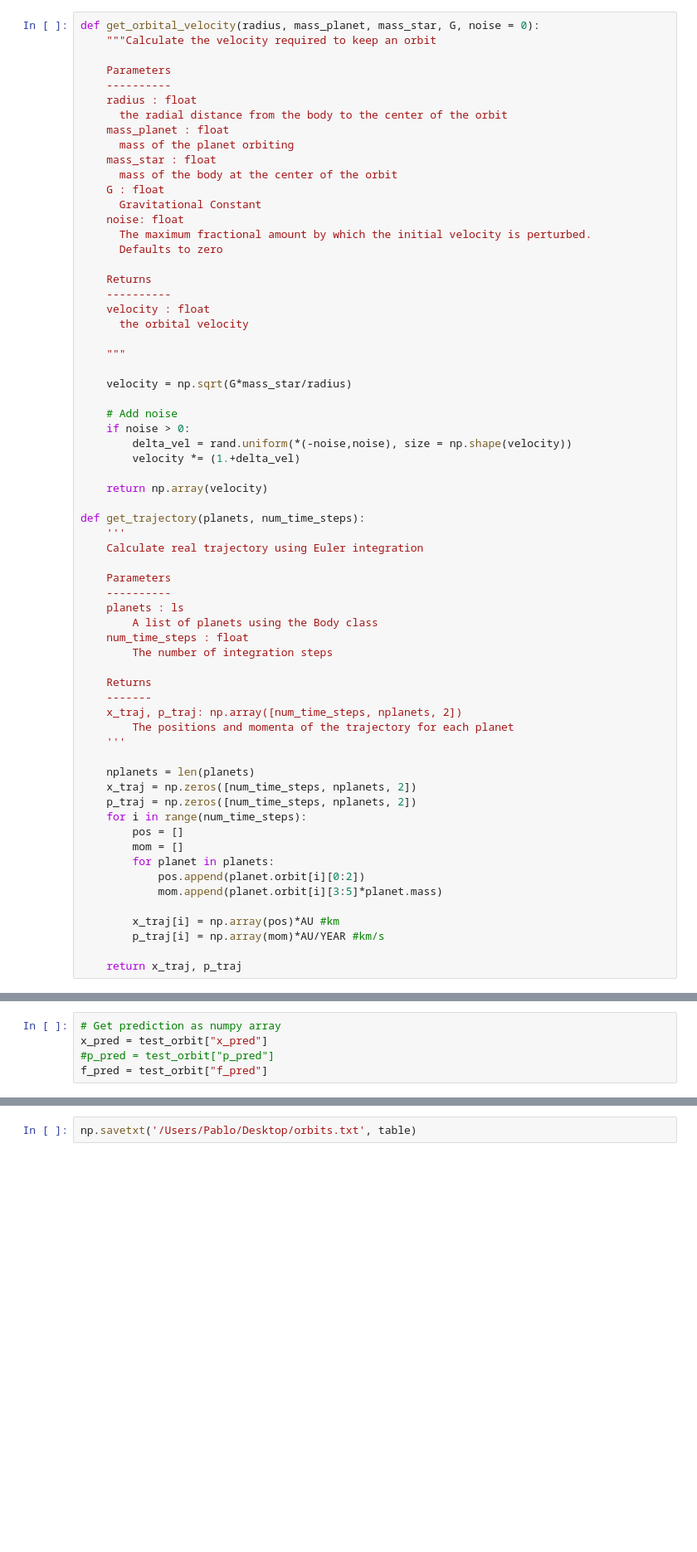
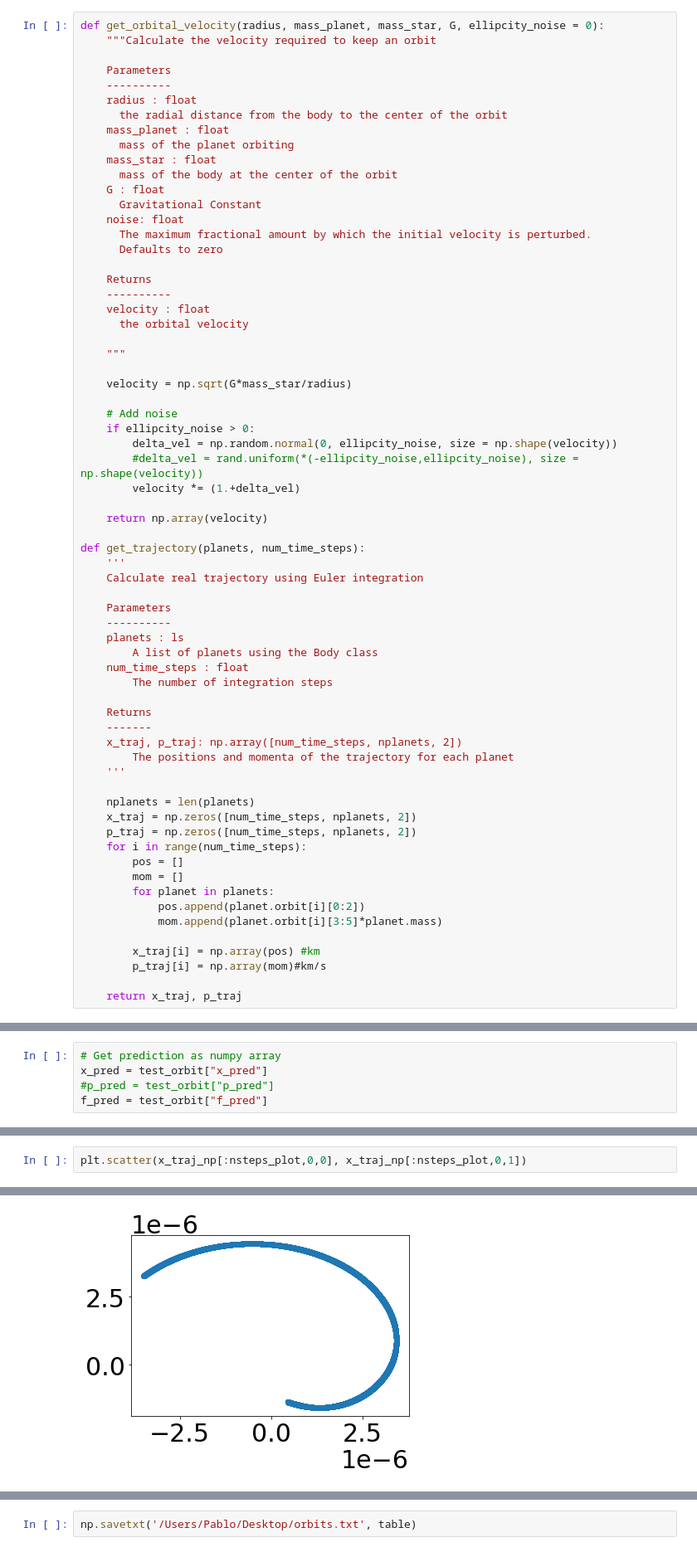
Before and after one commit to Pablo-Lemos/orbits, a Jupyter notebook: planets_graphnets.ipynb, the cells around one changed output, grey strips where cells are left out. Shown at 83% size. Saved outputs shown, nothing was run; the diff lists cells and outputs as text; blank space fills up the shorter version.

```diff
--- a/planets_graphnets.ipynb
+++ b/planets_graphnets.ipynb
@@ -21,7 +21,7 @@ import networkx as nx
 # For debugging only
 #tf.compat.v1.enable_eager_execution()
 # %%
-def get_orbital_velocity(radius, mass_planet, mass_star, G, noise = 0):
+def get_orbital_velocity(radius, mass_planet, mass_star, G, ellipcity_noise = 0):
     """Calculate the velocity required to keep an orbit
 
     Parameters
@@ -48,8 +48,9 @@ def get_orbital_velocity(radius, mass_planet, mass_star, G, noise = 0):
     velocity = np.sqrt(G*mass_star/radius)
 
     # Add noise
-    if noise > 0:
-        delta_vel = rand.uniform(*(-noise,noise), size = np.shape(velocity))
+    if ellipcity_noise > 0:
+        delta_vel = np.random.normal(0, ellipcity_noise, size = np.shape(velocity))
+        #delta_vel = rand.uniform(*(-ellipcity_noise,ellipcity_noise), size = np.shape(velocity))
         velocity *= (1.+delta_vel)
 
     return np.array(velocity)
@@ -81,8 +82,8 @@ def get_trajectory(planets, num_time_steps):
             pos.append(planet.orbit[i][0:2])
             mom.append(planet.orbit[i][3:5]*planet.mass)
 
-        x_traj[i] = np.array(pos)*AU #km
-        p_traj[i] = np.array(mom)*AU/YEAR #km/s
+        x_traj[i] = np.array(pos) #km
+        p_traj[i] = np.array(mom)#km/s
 
     return x_traj, p_traj
 # %%
@@ -667,0 +791,3 @@ plt.savefig('/Users/Pablo/Desktop/orbits')
+# %%
+plt.scatter(x_traj_np[:nsteps_plot,0,0], x_traj_np[:nsteps_plot,0,1])
+# %% [output]
@@ -667,0 +795 @@ plt.savefig('/Users/Pablo/Desktop/orbits')
+[figure, added]
```
Also changed, not shown: parts of 57 cells of this notebook.
